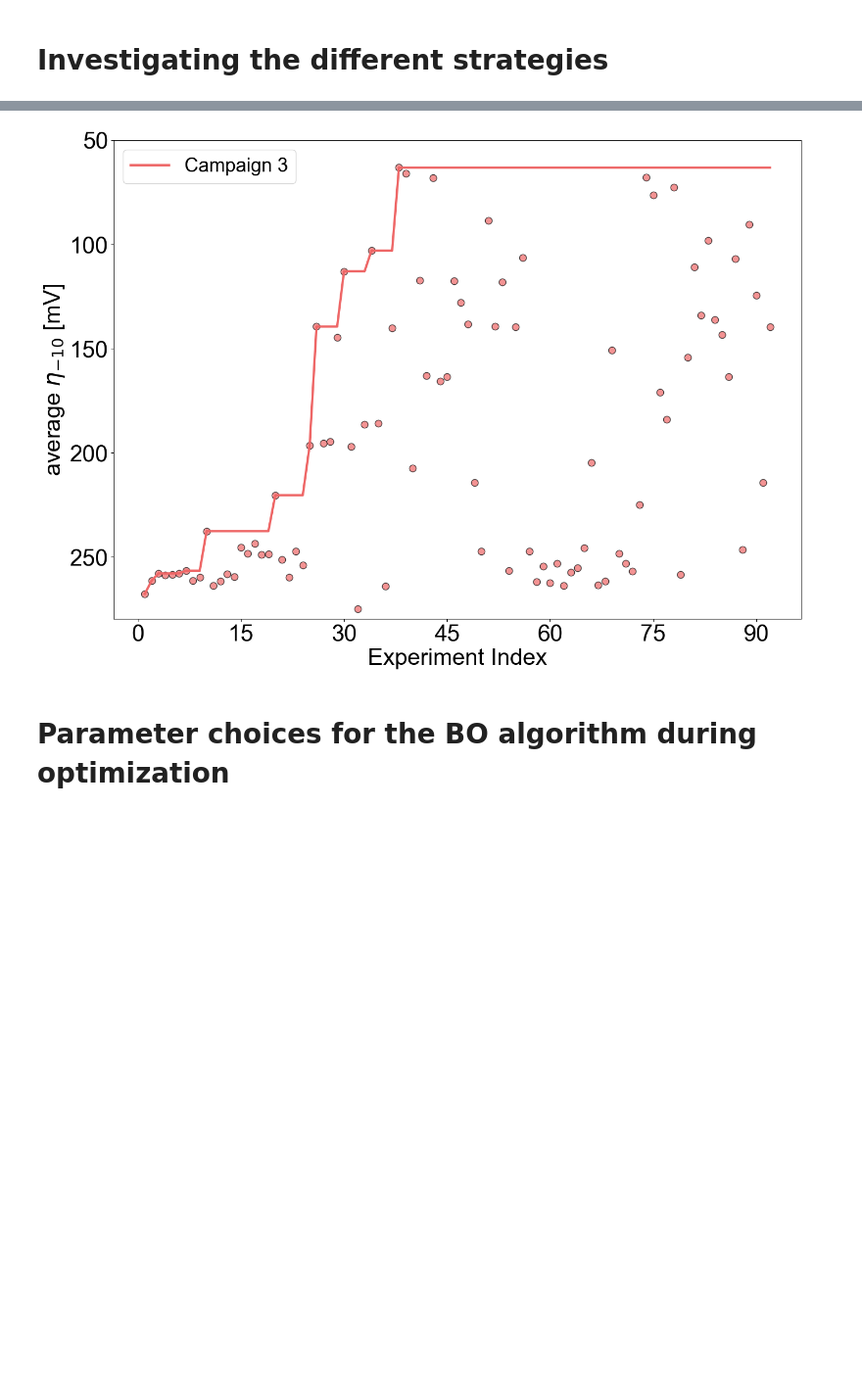
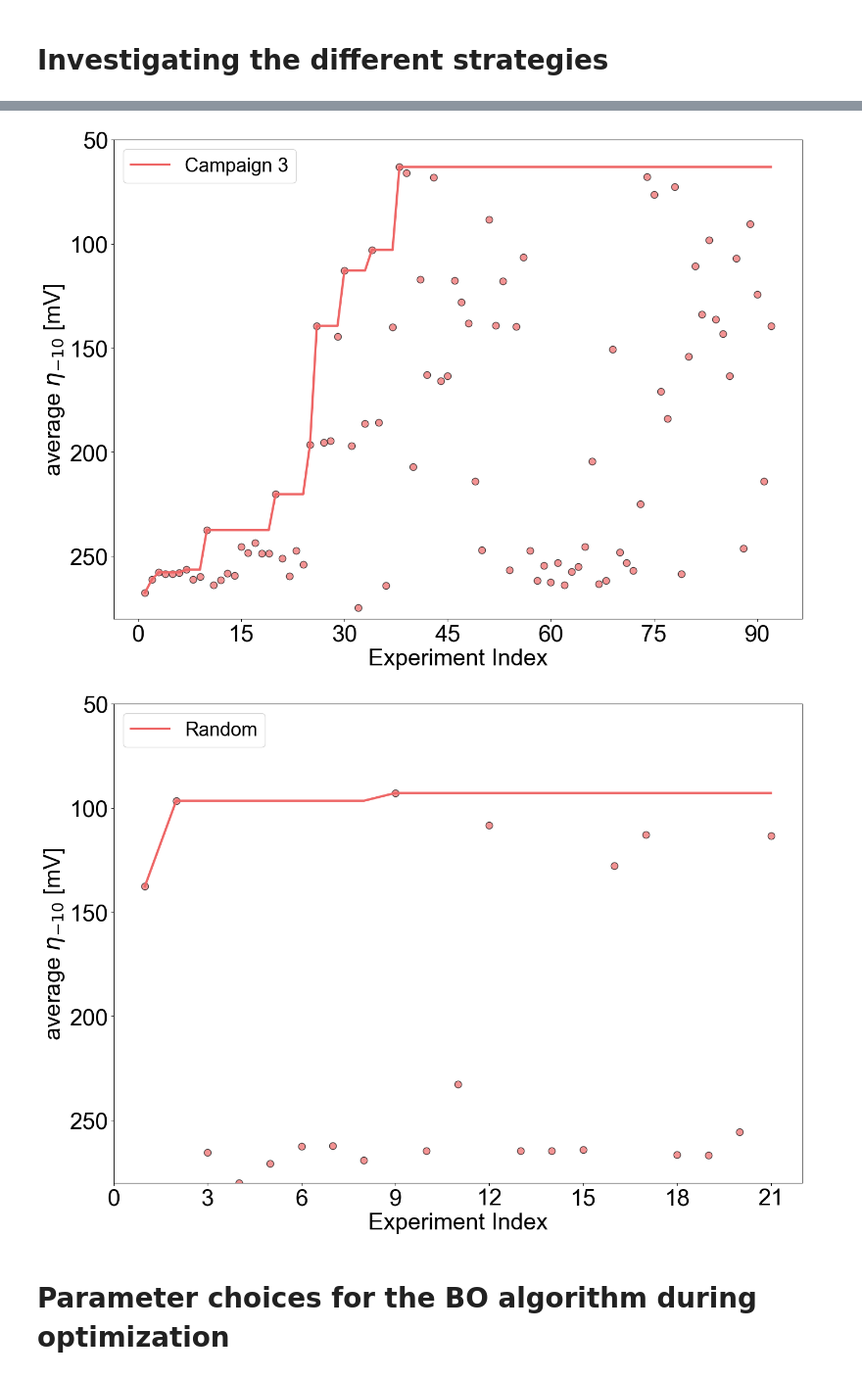
Before and after one commit to Pele905/Ni_Mo_CatBot-optimization-public, a Jupyter notebook: Ni_Mo_optimization_analysis.ipynb, the cells around one changed output, grey strips where cells are left out. Shown at 98% size. Saved outputs shown, nothing was run; the diff lists cells and outputs as text; code cells hidden in the pictures; blank space fills up the shorter version.

```diff
--- a/Ni_Mo_optimization_analysis.ipynb
+++ b/Ni_Mo_optimization_analysis.ipynb
@@ -6,8 +6,6 @@ import json
 import os
 from datetime import datetime
 from analysis_tools import get_df_from_ML_optimization
-
-
 
 def reformat_timestamp(ts):
     return datetime.strptime(ts, "%d.%m.%Y_%H-%M").strftime("%d_%m_%Y_%H_%M")
@@ -30,10 +28,8 @@ path_suggested_exps_beta_1 = "ML_data/UCB_beta_1"
 path_input_params_beta_1 = os.path.join("ML_data/UCB_beta_1", "Input_parameters_database.json")
 path_goal_params_beta_1 = os.path.join("ML_data/UCB_beta_1", "Goal_parameters_database.json")
 
-subdir_random = "Ni_Mo_Optimization_Jonas/ML/Beta_1"
-path_suggested_exps_random = "ML_data/UCB_beta_1"
-path_input_param_random = os.path.join("ML_data/UCB_beta_1", "Input_parameters_database.json")
-path_goal_params_random = os.path.join("ML_data/UCB_beta_1", "Goal_parameters_database.json")
+path_input_param_random = os.path.join("ML_data/Random", "Input_parameters_database.json")
+path_goal_params_random = os.path.join("ML_data/Random", "Goal_parameters_database.json")
 
 # Original dataset
 df_og = get_df_from_ML_optimization(path_suggested_exps=path_suggested_exps_og,
@@ -50,14 +46,17 @@ df_beta_1 = get_df_from_ML_optimization(path_suggested_exps=path_suggested_exps_
                             path_input_params=path_input_params_beta_1,
                             path_goal_params=path_goal_params_beta_1)
 
-df_random = get_df_from_ML_optimization(path_suggested_exps=path_suggested_exps_random,
-                            path_input_params=path_input_params_beta_1,
-                            path_goal_params=path_goal_params_beta_1)
+# Still needs work
+df_random = get_df_from_ML_optimization(path_suggested_exps=None,
+                            path_input_params=path_input_param_random,
+                            path_goal_params=path_goal_params_random)
 
 # This dataset includes also data with IR corrections
-datasets = [df_og, df_beta_5, df_beta_1]
+datasets = [df_og, df_beta_5, df_beta_1, df_random]
 
 
 complete_dataset = pd.concat(datasets, ignore_index=True)
 complete_dataset["timestamp"] = complete_dataset["timestamp"].apply(reformat_timestamp)
+
+print(df_og)
 # %% [output]
@@ -247,7 +247,8 @@ ymin = 50
 ymax = max(
     max(df_og["integrated_area"] / 100),
     max(df_beta_1["integrated_area"] / 100),
-    max(df_beta_5["integrated_area"] / 100), )
+    max(df_beta_5["integrated_area"] / 100),
+    max(df_random["integrated_area"] / 100))
 
 
 
@@ -269,34 +270,50 @@ plt.tight_layout()
 plt.savefig(os.path.join(save_path_BO_examples, "Campaign_1_Optimization.png"))
 
 # Plot 3: df_beta_5 (Campaign 3)
 fig3, ax3 = plt.subplots(figsize=(14, 10))
 areas_beta_5 = plot_trace(df_beta_5, ax3, "Campaign 2", line_color=colors["beta_5"])
 ax3.set_ylim(ymax, ymin)  # Flipped here directly
 ax3.set_xlabel("Experiment Index", fontsize=30)
 ax3.set_ylabel(r"average $\eta_{-10}$ [mV]", fontsize=30)
 ax3.tick_params(labelsize=30)
 ax3.xaxis.set_major_locator(MaxNLocator(integer=True))
 ax3.legend(loc="upper left", fontsize=25)
 plt.tight_layout()
 plt.savefig(os.path.join(save_path_BO_examples, "Campaign_2_Optimization.png"))
 
 
 # Here change the colors
-# Plot 1: df_og (Campaign 1)
+# Plot 1: df_og (Campaign Random)
 fig1, ax1 = plt.subplots(figsize=(14, 10))
 areas_og = plot_trace(df_og, ax1, "Campaign 3", line_color=colors["original"])
 ax1.set_ylim(ymax, ymin)  # Flipped here directly
 ax1.set_xlabel("Experiment Index", fontsize=30)
 ax1.set_ylabel(r"average $\eta_{-10}$ [mV]", fontsize=30)
 ax1.tick_params(labelsize=30)
 ax1.xaxis.set_major_locator(MaxNLocator(integer=True))
 ax1.legend(loc="upper left", fontsize=25)
 plt.tight_layout()
 plt.savefig(os.path.join(save_path_BO_examples, "Campaign_3_Optimization.png"))
+
+
+
+# Here change the colors
+# Plot 1: df_og (Campaign 1)
+fig5, ax5 = plt.subplots(figsize=(14, 10))
+areas_og = plot_trace(df_random, ax5, "Random", line_color=colors["original"])
+ax5.set_ylim(ymax, ymin)  # Flipped here directly
+ax5.set_xlabel("Experiment Index", fontsize=30)
+ax5.set_ylabel(r"average $\eta_{-10}$ [mV]", fontsize=30)
+ax5.tick_params(labelsize=30)
+ax5.xaxis.set_major_locator(MaxNLocator(integer=True))
+ax5.legend(loc="upper left", fontsize=25)
+plt.tight_layout()
+plt.savefig(os.path.join(save_path_BO_examples, "Campaign_random_Optimization.png"))
 # %% [output]
 [figure]
 [figure]
 [figure]
+[figure, added]
 # %% [markdown]
 # Parameter choices for the BO algorithm during optimization
 # %%
```
Also changed, not shown: parts of 1 cell of this notebook, 10 other files.
